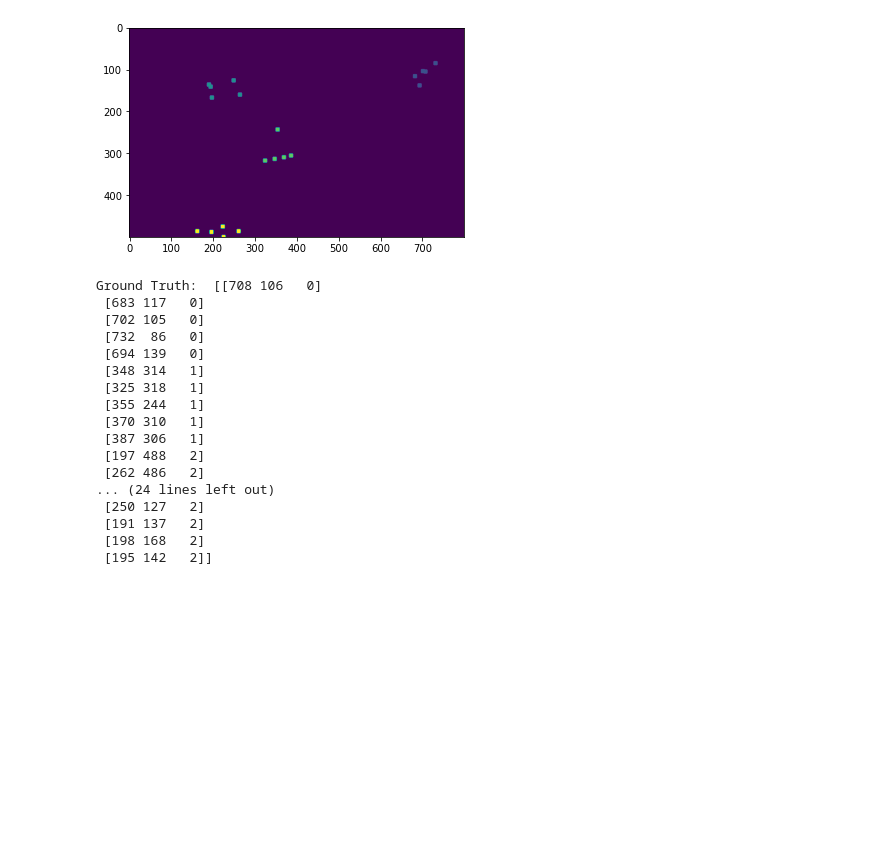
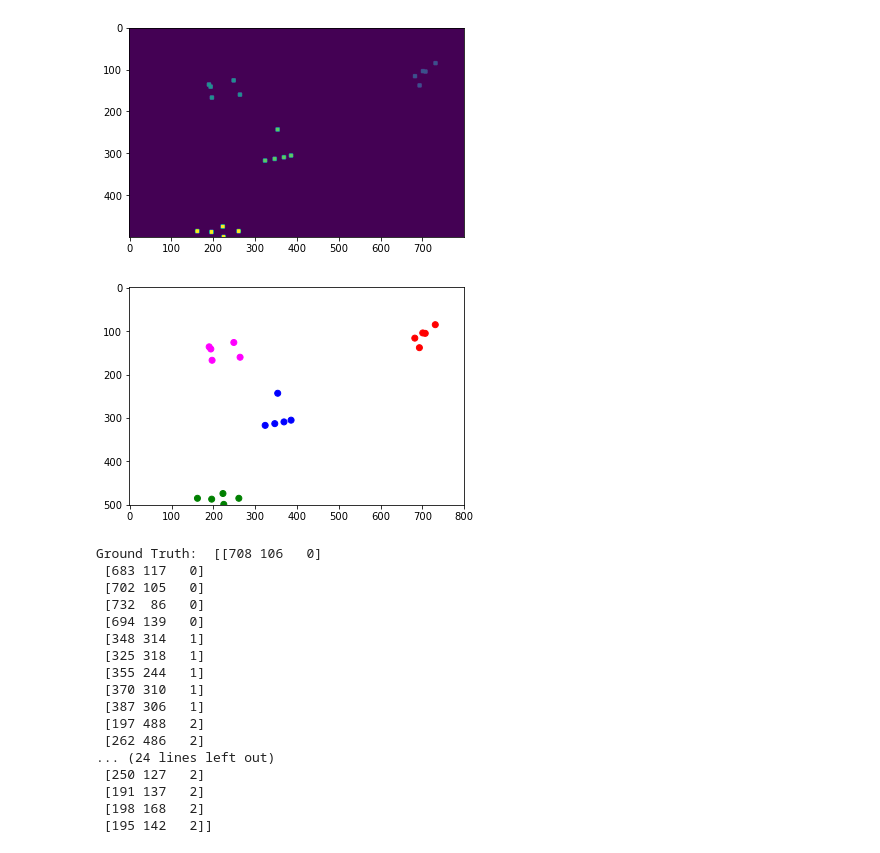
Before and after one commit to aballari9/CAB-Final-Project, a Jupyter notebook: src/conv.ipynb, the cells around one changed output. Saved outputs shown, nothing was run; the diff lists cells and outputs as text; code cells hidden in the pictures; blank space fills up the shorter version.

Commit message:
Final version of conv

```diff
--- a/src/conv.ipynb
+++ b/src/conv.ipynb
@@ -163,6 +163,18 @@ plt.savefig("conv_results/gaussian_visual_clusters.png")
 # %% [output]
 [figure]
 [figure]
+# %%
+# Visualize True Clustering
+
+colors = np.array(['red', 'blue', 'green', 'magenta', 'cyan'])
+fig, ax1 = plt.subplots()
+plt.xlim(-1, 800)
+plt.ylim(-1, 500)
+ax1.invert_yaxis()
+ax1.scatter(x=points[:, 0] -1, y=points[:, 1] -1, c=colors[points[:, -1]])
+plt.savefig("conv_results/gaussian_true_labels")
+# %% [output]
+[figure, added]
 # %%
 # Generate Predictions
 
```
